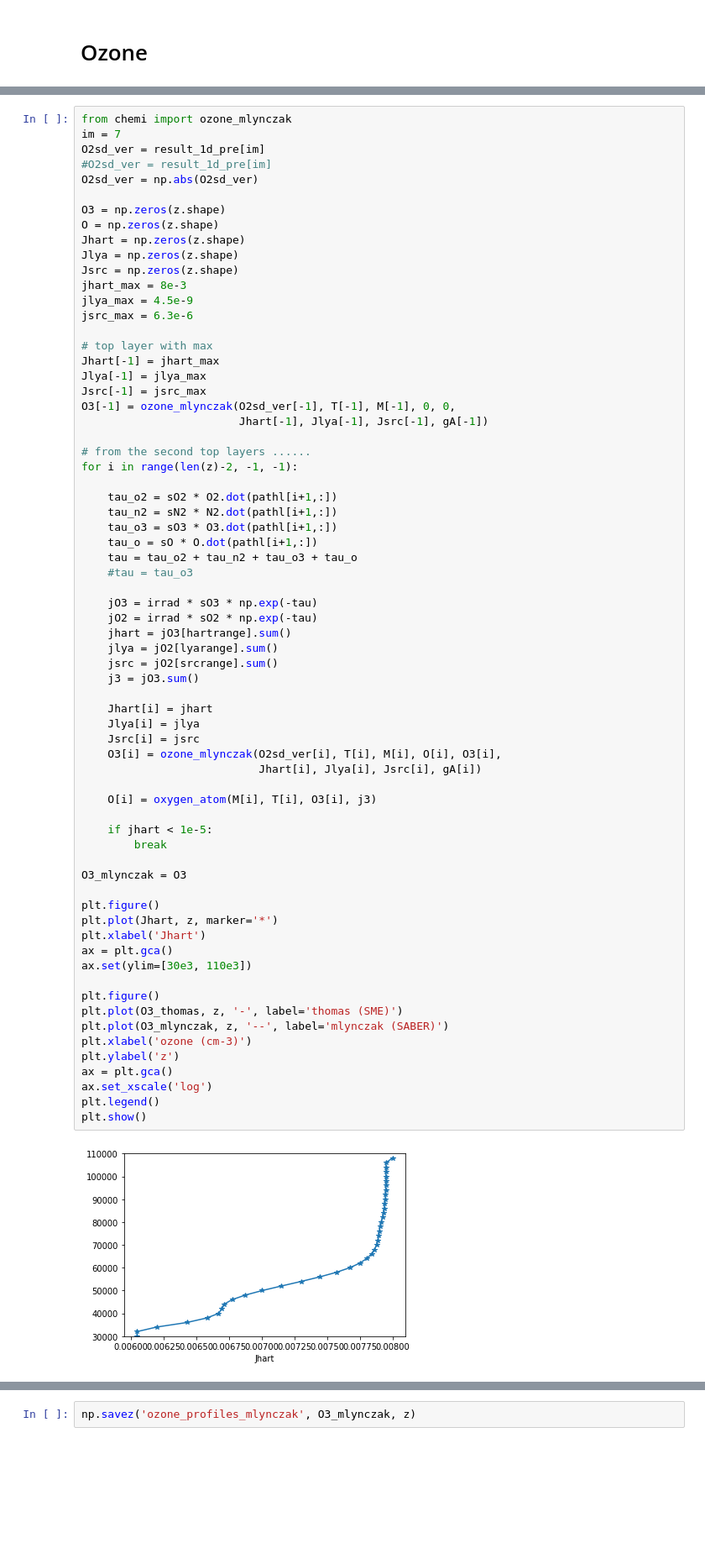
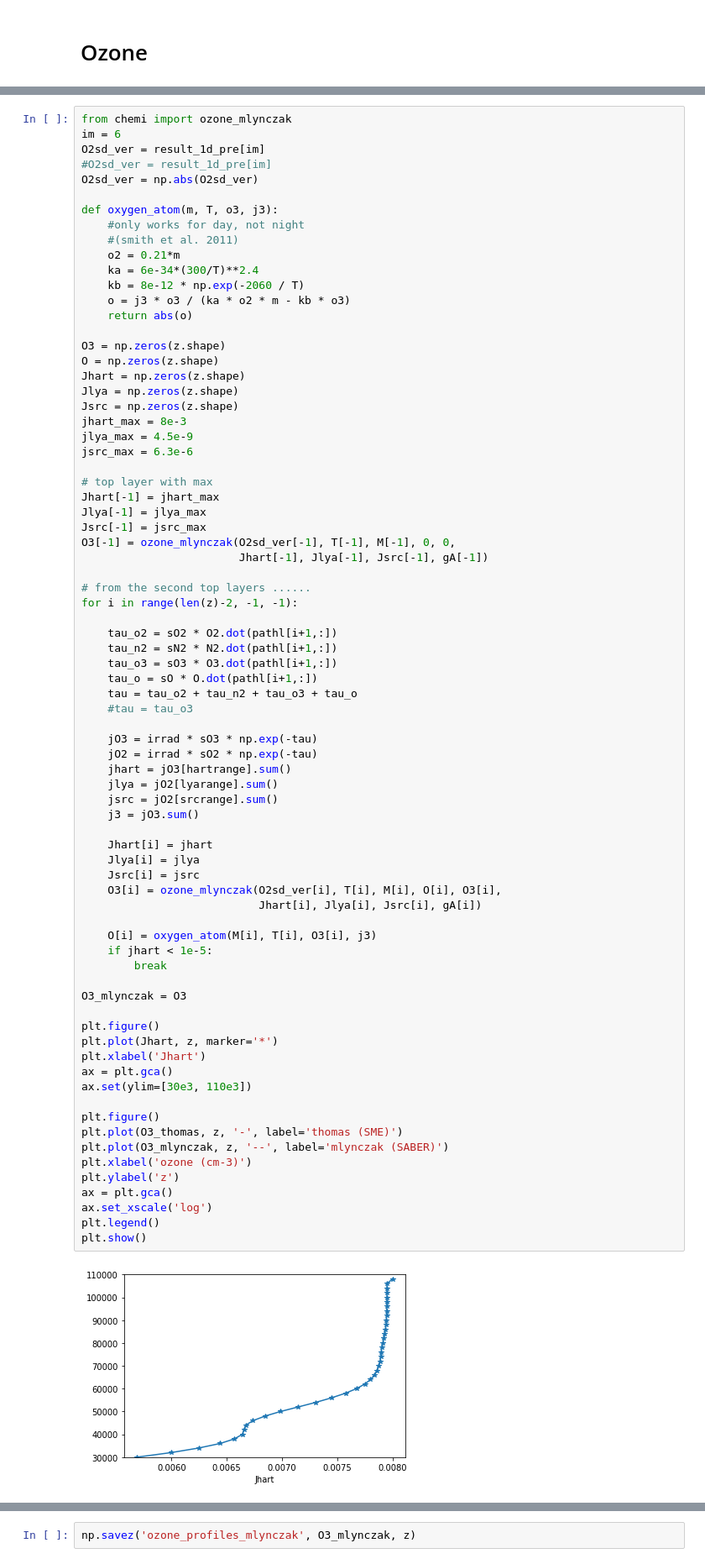
Before and after one commit to Anqi-Li/iris, a Jupyter notebook: notebooks/ozone_retrieval.ipynb, the cells around one changed output, grey strips where cells are left out. Shown: that part at 84% size. Saved outputs shown, nothing was run; the diff lists cells and outputs as text; blank space fills up the shorter version.

```diff
--- a/notebooks/ozone_retrieval.ipynb
+++ b/notebooks/ozone_retrieval.ipynb
@@ -384,10 +384,19 @@ O3_thomas = O3
 [figure]
 # %%
 from chemi import ozone_mlynczak
-im = 7
+im = 6
 O2sd_ver = result_1d_pre[im]
 #O2sd_ver = result_1d_pre[im]
 O2sd_ver = np.abs(O2sd_ver)
+
+def oxygen_atom(m, T, o3, j3):
+    #only works for day, not night
+    #(smith et al. 2011)
+    o2 = 0.21*m
+    ka = 6e-34*(300/T)**2.4
+    kb = 8e-12 * np.exp(-2060 / T)
+    o = j3 * o3 / (ka * o2 * m - kb * o3)
+    return abs(o)
 
 O3 = np.zeros(z.shape)
 O = np.zeros(z.shape)
@@ -423,32 +432,31 @@ for i in range(len(z)-2, -1, -1):
     j3 = jO3.sum()
 
     Jhart[i] = jhart
     Jlya[i] = jlya
     Jsrc[i] = jsrc
     O3[i] = ozone_mlynczak(O2sd_ver[i], T[i], M[i], O[i], O3[i],
                            Jhart[i], Jlya[i], Jsrc[i], gA[i])
 
     O[i] = oxygen_atom(M[i], T[i], O3[i], j3)
-
     if jhart < 1e-5:
         break
 
 O3_mlynczak = O3
 
 plt.figure()
 plt.plot(Jhart, z, marker='*')
 plt.xlabel('Jhart')
 ax = plt.gca()
 ax.set(ylim=[30e3, 110e3])
 
 plt.figure()
 plt.plot(O3_thomas, z, '-', label='thomas (SME)')
 plt.plot(O3_mlynczak, z, '--', label='mlynczak (SABER)')
 plt.xlabel('ozone (cm-3)')
 plt.ylabel('z')
 ax = plt.gca()
 ax.set_xscale('log')
 plt.legend()
 plt.show()
 # %% [output]
-[figure, old version]
+[figure, new version]
```
Also changed, not shown: parts of 1 cell of this notebook, 5 other files.
